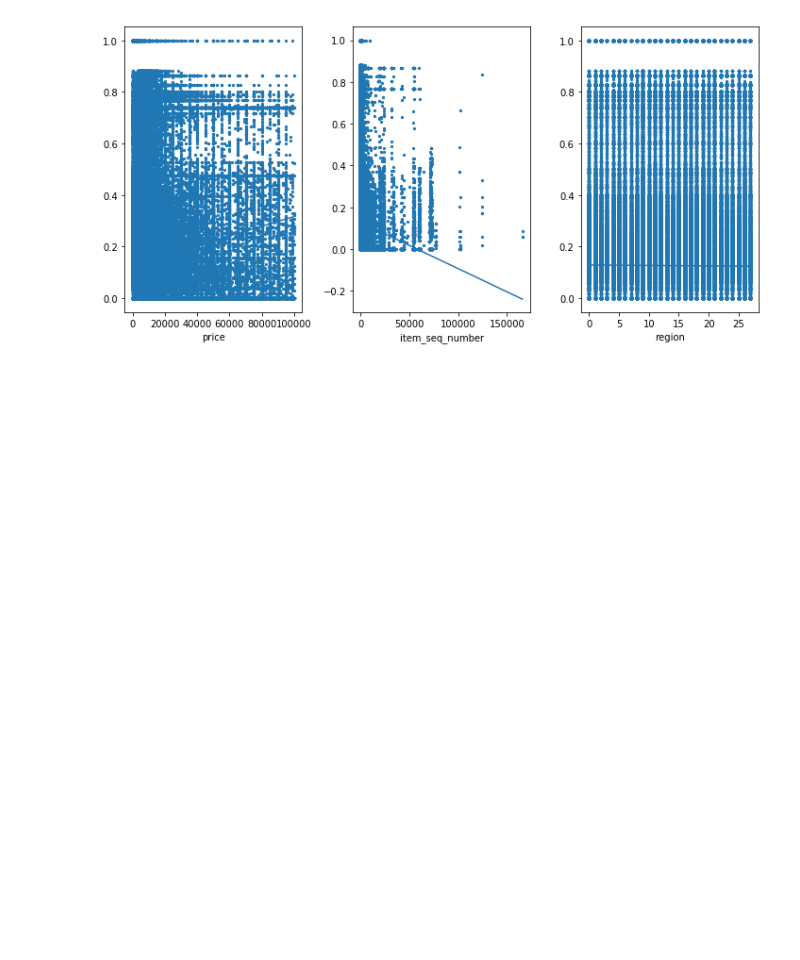
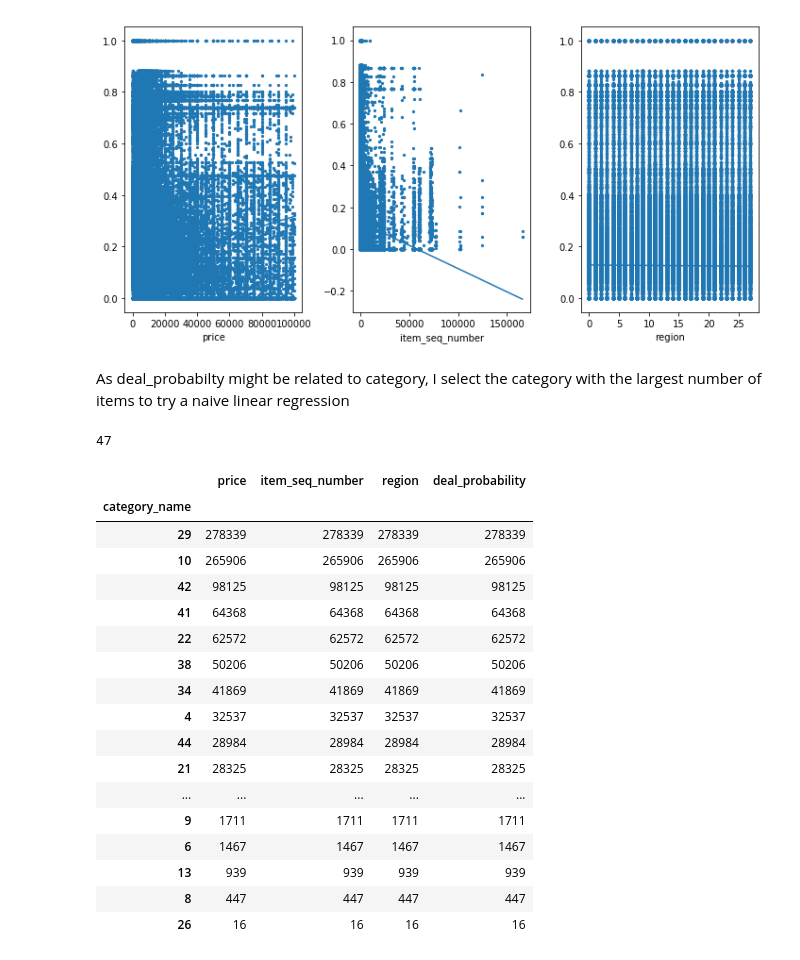
Before and after one commit to albalu/gdso-avito, a Jupyter notebook: naive_linear_regression.ipynb, the cells around one changed output. Saved outputs shown, nothing was run; the diff lists cells and outputs as text; code cells hidden in the pictures; blank space fills up the shorter version.

```diff
--- a/naive_linear_regression.ipynb
+++ b/naive_linear_regression.ipynb
@@ -140,3 +140,10 @@ for i, feat_name in enumerate(list(train)[0:3]):
 plt.tight_layout()
 # %% [output]
 [figure]
+# %% [markdown]
+As deal_probabilty might be related to category, I select the category with the largest number of items to try a naive linear regression
+# %%
+train = pd.read_sql('SELECT price,item_seq_number,region,category_name,deal_probability FROM train WHERE price < 100000', avito).dropna()
+train['category_name'].nunique()
+# %% [output]
+47
@@ -142,0 +162,21 @@ plt.tight_layout()
+# %%
+train.groupby('category_name').count().sort_values(by='price', ascending=False).dropna()
+# %% [output]
+|  | price | item_seq_number | region | deal_probability |
+| category_name |  |  |  |  |
+| 29 | 278339 | 278339 | 278339 | 278339 |
+| 10 | 265906 | 265906 | 265906 | 265906 |
+| 42 | 98125 | 98125 | 98125 | 98125 |
+| 41 | 64368 | 64368 | 64368 | 64368 |
+| 22 | 62572 | 62572 | 62572 | 62572 |
+| 38 | 50206 | 50206 | 50206 | 50206 |
+| 34 | 41869 | 41869 | 41869 | 41869 |
+| 4 | 32537 | 32537 | 32537 | 32537 |
+| 44 | 28984 | 28984 | 28984 | 28984 |
+| 21 | 28325 | 28325 | 28325 | 28325 |
+| ... | ... | ... | ... | ... |
+| 9 | 1711 | 1711 | 1711 | 1711 |
+| 6 | 1467 | 1467 | 1467 | 1467 |
+| 13 | 939 | 939 | 939 | 939 |
+| 8 | 447 | 447 | 447 | 447 |
+| 26 | 16 | 16 | 16 | 16 |
```
Also changed, not shown: parts of 8 cells of this notebook.
